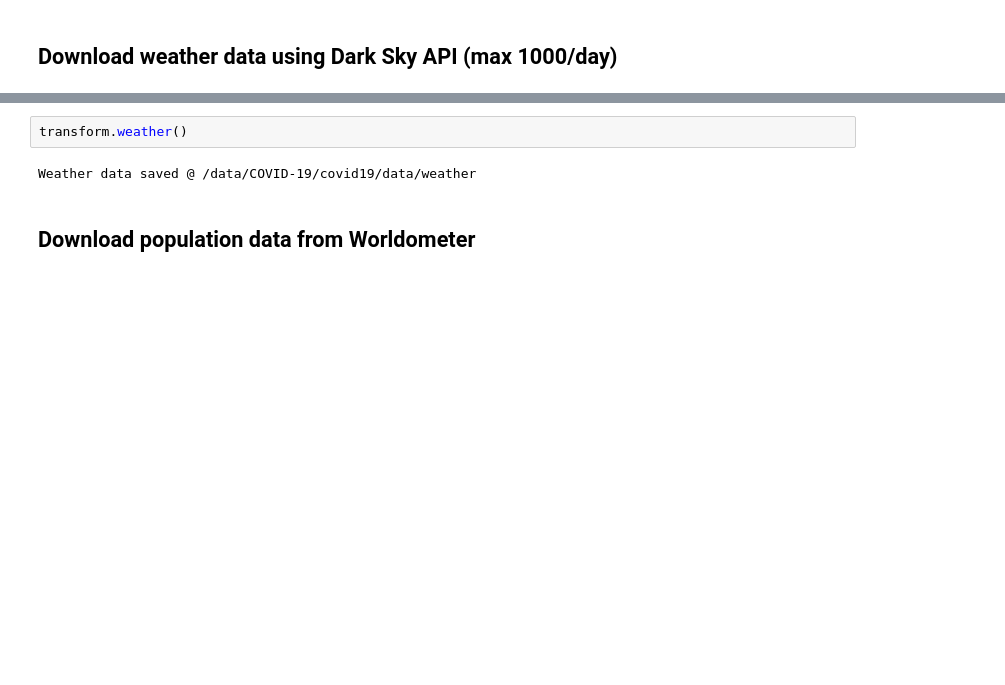
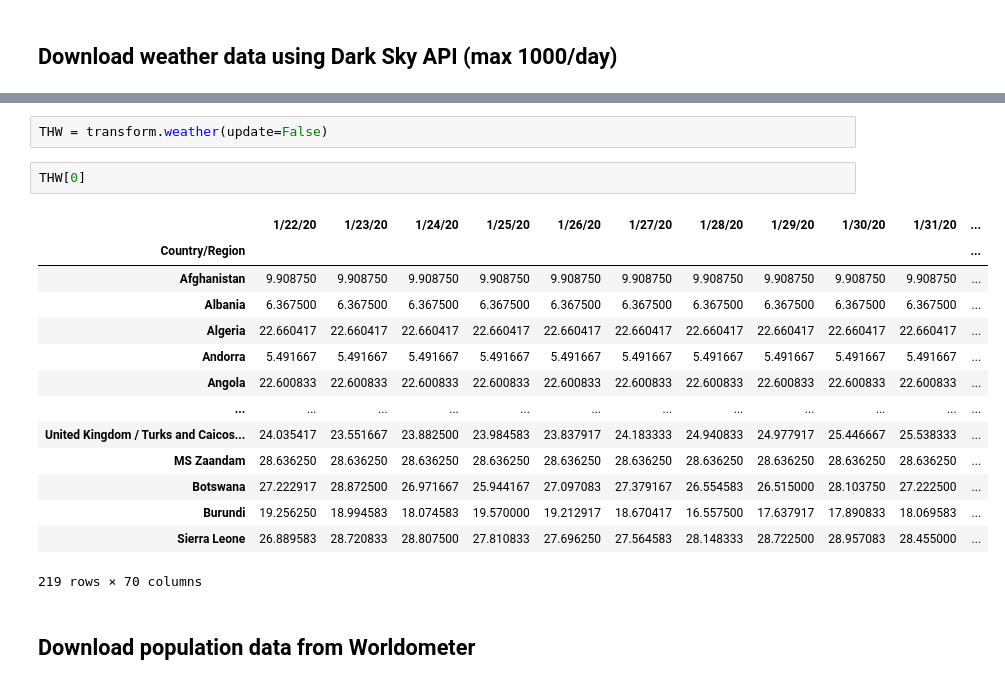
Before and after one commit to chrisfinlay/covid19, a Jupyter notebook: notebooks/1.Introduction.ipynb, the cells around one changed output, grey strips where cells are left out. Saved outputs shown, nothing was run; the diff lists cells and outputs as text; blank space fills up the shorter version.

```diff
--- a/notebooks/1.Introduction.ipynb
+++ b/notebooks/1.Introduction.ipynb
@@ -21,7 +50,22 @@ Weather data saved @ /data/COVID-19/covid19/data/weather/json/
-# %%
-transform.weather()
-# %% [output]
-Weather data saved @ /data/COVID-19/covid19/data/weather
+# %%
+THW = transform.weather(update=False)
+# %%
+THW[0]
+# %% [output]
+|  | 1/22/20 | 1/23/20 | 1/24/20 | 1/25/20 | 1/26/20 | 1/27/20 | 1/28/20 | 1/29/20 | 1/30/20 | 1/31/20 | ... |
+| Country/Region |  |  |  |  |  |  |  |  |  |  | ... |
+| Afghanistan | 9.908750 | 9.908750 | 9.908750 | 9.908750 | 9.908750 | 9.908750 | 9.908750 | 9.908750 | 9.908750 | 9.908750 | ... |
+| Albania | 6.367500 | 6.367500 | 6.367500 | 6.367500 | 6.367500 | 6.367500 | 6.367500 | 6.367500 | 6.367500 | 6.367500 | ... |
+| Algeria | 22.660417 | 22.660417 | 22.660417 | 22.660417 | 22.660417 | 22.660417 | 22.660417 | 22.660417 | 22.660417 | 22.660417 | ... |
+| Andorra | 5.491667 | 5.491667 | 5.491667 | 5.491667 | 5.491667 | 5.491667 | 5.491667 | 5.491667 | 5.491667 | 5.491667 | ... |
+| Angola | 22.600833 | 22.600833 | 22.600833 | 22.600833 | 22.600833 | 22.600833 | 22.600833 | 22.600833 | 22.600833 | 22.600833 | ... |
+| ... | ... | ... | ... | ... | ... | ... | ... | ... | ... | ... | ... |
+| United Kingdom / Turks and Caicos... | 24.035417 | 23.551667 | 23.882500 | 23.984583 | 23.837917 | 24.183333 | 24.940833 | 24.977917 | 25.446667 | 25.538333 | ... |
+| MS Zaandam | 28.636250 | 28.636250 | 28.636250 | 28.636250 | 28.636250 | 28.636250 | 28.636250 | 28.636250 | 28.636250 | 28.636250 | ... |
+| Botswana | 27.222917 | 28.872500 | 26.971667 | 25.944167 | 27.097083 | 27.379167 | 26.554583 | 26.515000 | 28.103750 | 27.222500 | ... |
+| Burundi | 19.256250 | 18.994583 | 18.074583 | 19.570000 | 19.212917 | 18.670417 | 16.557500 | 17.637917 | 17.890833 | 18.069583 | ... |
+| Sierra Leone | 26.889583 | 28.720833 | 28.807500 | 27.810833 | 27.696250 | 27.564583 | 28.148333 | 28.722500 | 28.957083 | 28.455000 | ... |
+219 rows × 70 columns
 # %% [markdown]
 ## Download population data from Worldometer
 # %%
```
Also changed, not shown: parts of 16 cells of this notebook, 10 other files.
